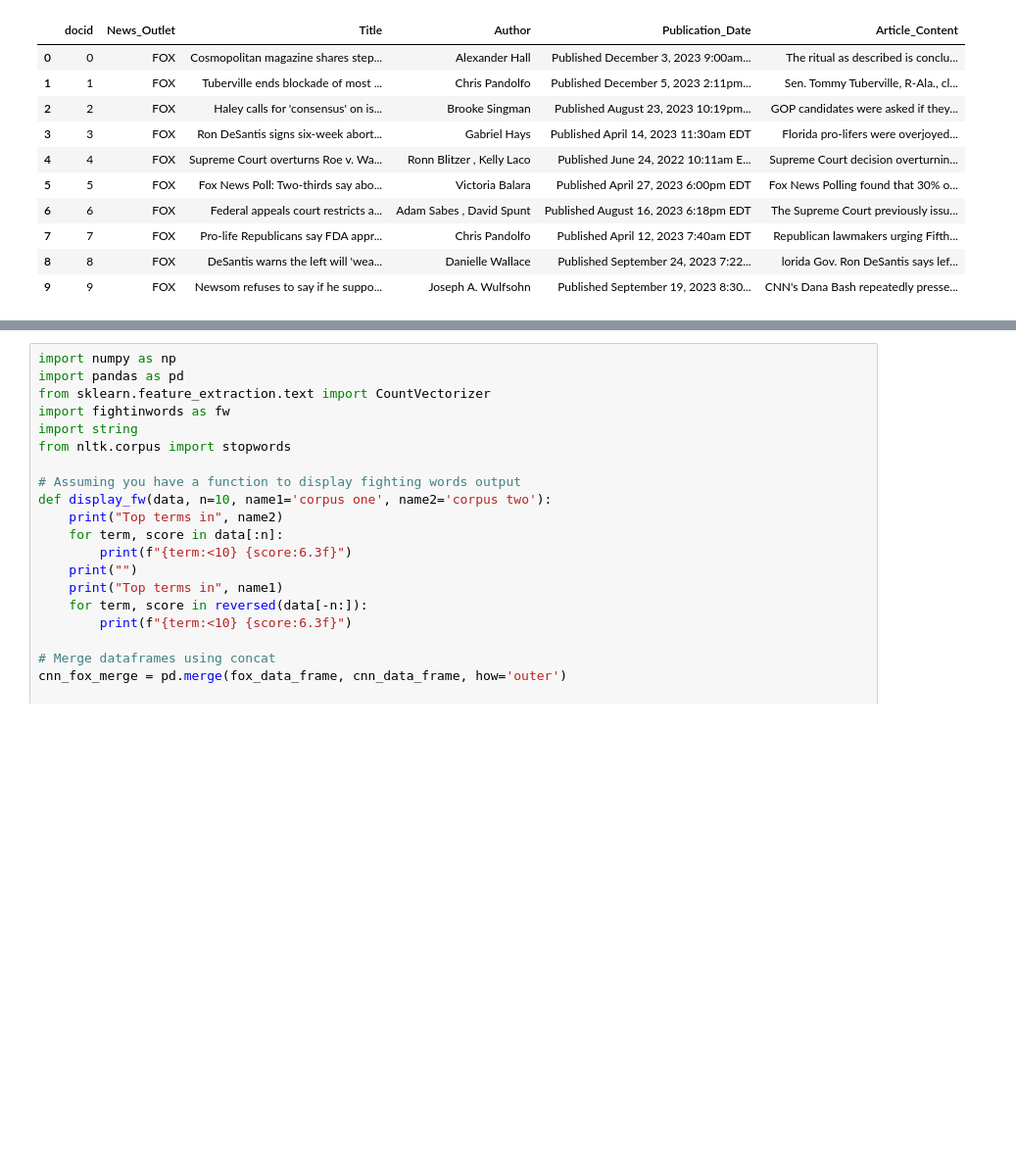
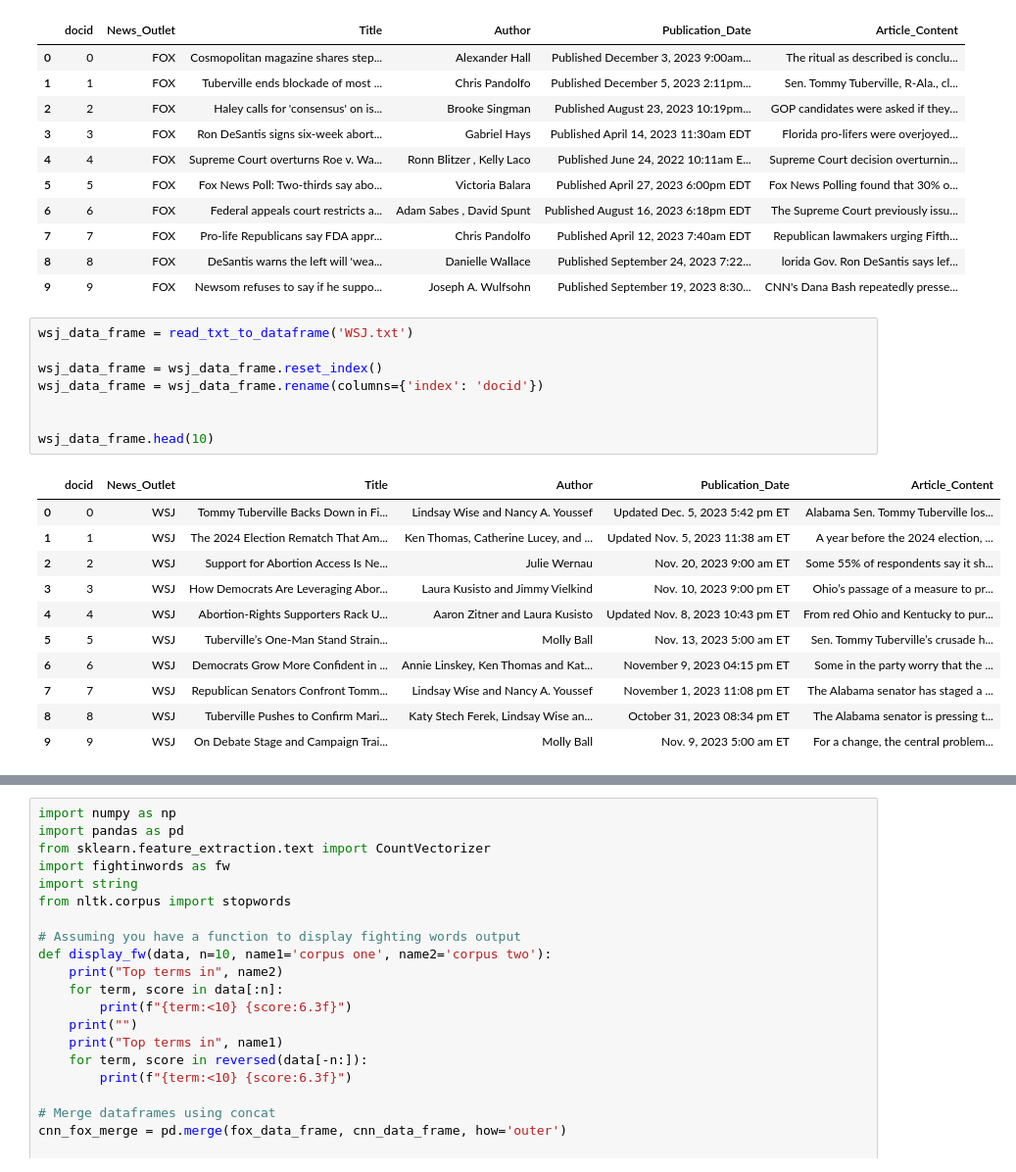
Before and after one commit to stephychen1/info3350-final, a Jupyter notebook: project.ipynb, the cells around one changed output, grey strips where cells are left out. Shown at 98% size. Drawn from its saved outputs; the diff is of its cells as text; blank space fills up the shorter version.

```diff
--- a/project.ipynb
+++ b/project.ipynb
@@ -307,3 +299,23 @@ fox_data_frame.head(10)
 | 7 | 7 | FOX | Pro-life Republicans say FDA appr... | Chris Pandolfo | Published April 12, 2023 7:40am EDT | Republican lawmakers urging Fifth... |
 | 8 | 8 | FOX | DeSantis warns the left will 'wea... | Danielle Wallace | Published September 24, 2023 7:22... | lorida Gov. Ron DeSantis says lef... |
 | 9 | 9 | FOX | Newsom refuses to say if he suppo... | Joseph A. Wulfsohn | Published September 19, 2023 8:30... | CNN's Dana Bash repeatedly presse... |
+# %%
+wsj_data_frame = read_txt_to_dataframe('WSJ.txt')
+
+wsj_data_frame = wsj_data_frame.reset_index()
+wsj_data_frame = wsj_data_frame.rename(columns={'index': 'docid'})
+
+
+wsj_data_frame.head(10)
+# %% [output]
+|  | docid | News_Outlet | Title | Author | Publication_Date | Article_Content |
+| 0 | 0 | WSJ | Tommy Tuberville Backs Down in Fi... | Lindsay Wise and Nancy A. Youssef | Updated Dec. 5, 2023 5:42 pm ET | Alabama Sen. Tommy Tuberville los... |
+| 1 | 1 | WSJ | The 2024 Election Rematch That Am... | Ken Thomas, Catherine Lucey, and ... | Updated Nov. 5, 2023 11:38 am ET | A year before the 2024 election, ... |
+| 2 | 2 | WSJ | Support for Abortion Access Is Ne... | Julie Wernau | Nov. 20, 2023 9:00 am ET | Some 55% of respondents say it sh... |
+| 3 | 3 | WSJ | How Democrats Are Leveraging Abor... | Laura Kusisto and Jimmy Vielkind | Nov. 10, 2023 9:00 pm ET | Ohio’s passage of a measure to pr... |
+| 4 | 4 | WSJ | Abortion-Rights Supporters Rack U... | Aaron Zitner and Laura Kusisto | Updated Nov. 8, 2023 10:43 pm ET | From red Ohio and Kentucky to pur... |
+| 5 | 5 | WSJ | Tuberville’s One-Man Stand Strain... | Molly Ball | Nov. 13, 2023 5:00 am ET | Sen. Tommy Tuberville’s crusade h... |
+| 6 | 6 | WSJ | Democrats Grow More Confident in ... | Annie Linskey, Ken Thomas and Kat... | November 9, 2023 04:15 pm ET | Some in the party worry that the ... |
+| 7 | 7 | WSJ | Republican Senators Confront Tomm... | Lindsay Wise and Nancy A. Youssef | November 1, 2023 11:08 pm ET | The Alabama senator has staged a ... |
+| 8 | 8 | WSJ | Tuberville Pushes to Confirm Mari... | Katy Stech Ferek, Lindsay Wise an... | October 31, 2023 08:34 pm ET | The Alabama senator is pressing t... |
+| 9 | 9 | WSJ | On Debate Stage and Campaign Trai... | Molly Ball | Nov. 9, 2023 5:00 am ET | For a change, the central problem... |
```
Also changed, not shown: parts of 6 cells of this notebook, 2 other files.
